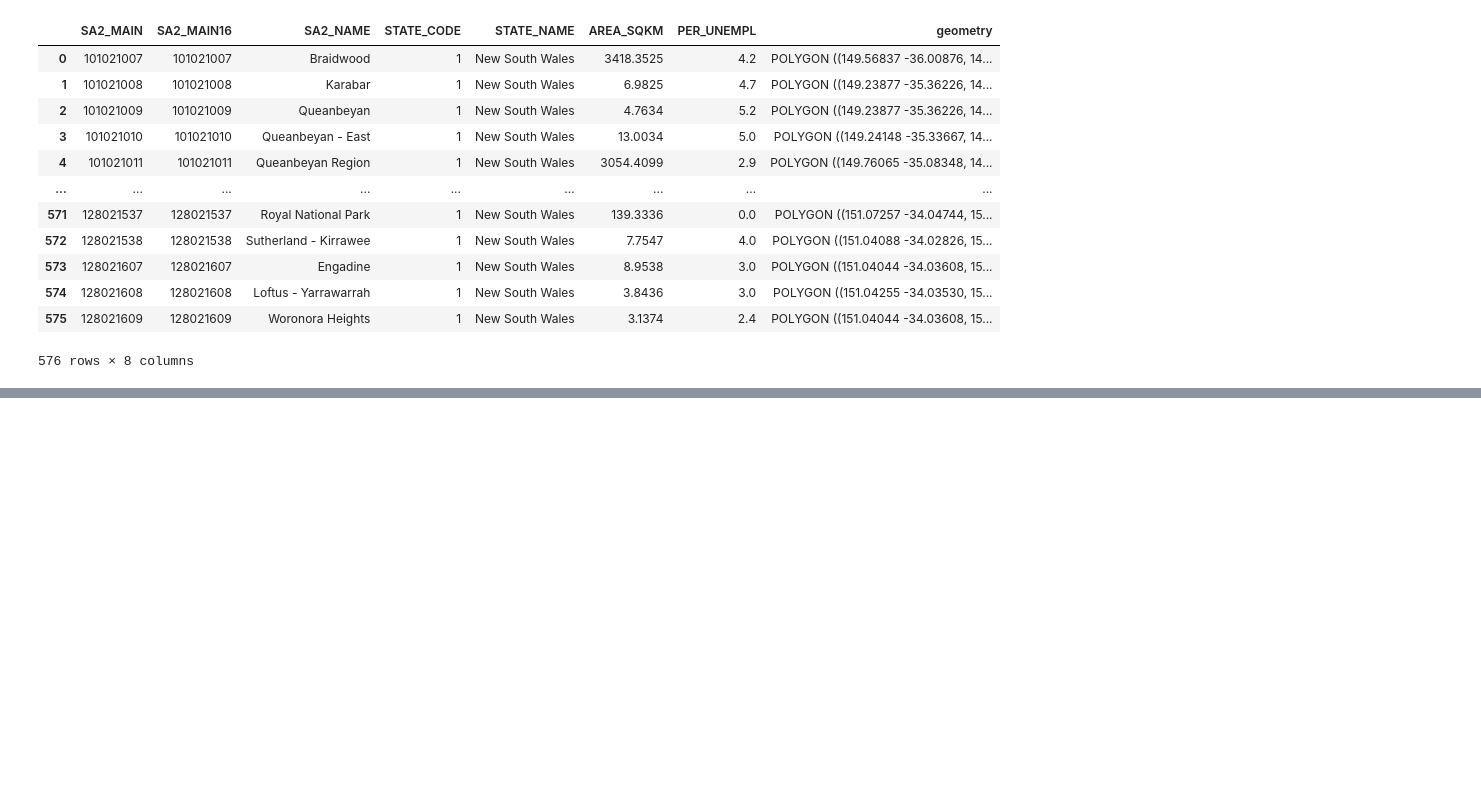
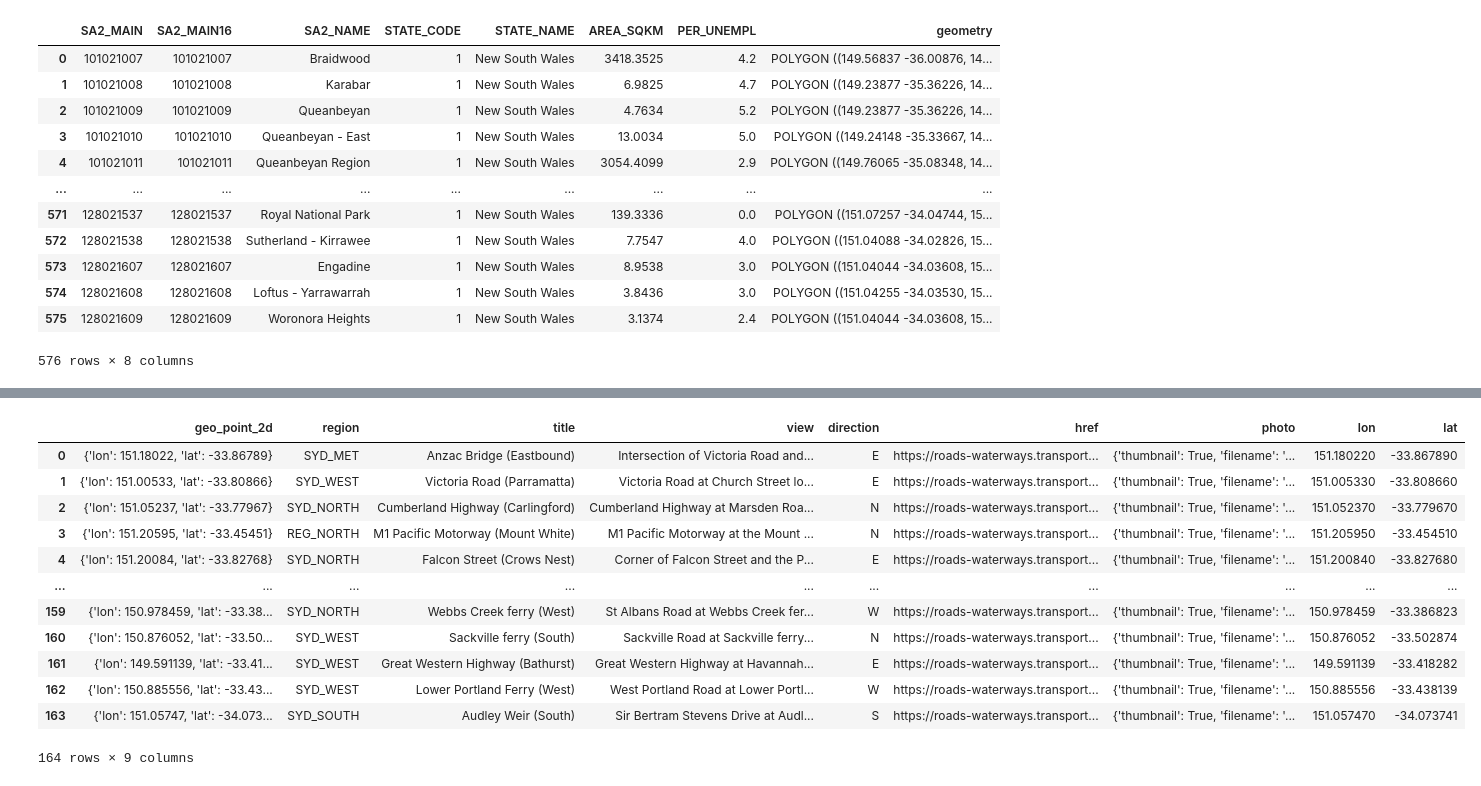
Before and after one commit to bsim8882/nicks-got-jokes, a Jupyter notebook: DATA2001 Assignment.ipynb, the cells around one changed output, grey strips where cells are left out. Drawn from its saved outputs; the diff is of its cells as text; code cells hidden in the pictures; blank space fills up the shorter version.

Commit message:
json df

```diff
--- a/DATA2001 Assignment.ipynb
+++ b/DATA2001 Assignment.ipynb
@@ -79,3 +80,8 @@ unemployment
 | 574 | 128021608 | 128021608 | Loftus - Yarrawarrah | 1 | New South Wales | 3.8436 | 3.0 | POLYGON ((151.04255 -34.03530, 15... |
 | 575 | 128021609 | 128021609 | Woronora Heights | 1 | New South Wales | 3.1374 | 2.4 | POLYGON ((151.04044 -34.03608, 15... |
 576 rows × 8 columns
+# %%
+with open("live-traffic-cameras.json") as f:
+    data = json.load(f)
+
+data
@@ -81,0 +106,23 @@ unemployment
+# %%
+df = pd.DataFrame(columns=["geo_point_2d", "region", "title", "view", "direction", "href", "photo"])
+
+for i in range(0, len(data)):
+    currentItem = data[i]
+    df.loc[i] = [data[i]["geo_point_2d"], data[i]["region"], data[i]["title"], data[i]["view"], data[i]["direction"], data[i]["href"], data[i]["photo"]]
+# %%
+df[['lon', 'lat']] = df["geo_point_2d"].apply(pd.Series)
+df
+# %% [output]
+|  | geo_point_2d | region | title | view | direction | href | photo | lon | lat |
+| 0 | {'lon': 151.18022, 'lat': -33.86789} | SYD_MET | Anzac Bridge (Eastbound) | Intersection of Victoria Road and... | E | https://roads-waterways.transport... | {'thumbnail': True, 'filename': '... | 151.180220 | -33.867890 |
+| 1 | {'lon': 151.00533, 'lat': -33.80866} | SYD_WEST | Victoria Road (Parramatta) | Victoria Road at Church Street lo... | E | https://roads-waterways.transport... | {'thumbnail': True, 'filename': '... | 151.005330 | -33.808660 |
+| 2 | {'lon': 151.05237, 'lat': -33.77967} | SYD_NORTH | Cumberland Highway (Carlingford) | Cumberland Highway at Marsden Roa... | N | https://roads-waterways.transport... | {'thumbnail': True, 'filename': '... | 151.052370 | -33.779670 |
+| 3 | {'lon': 151.20595, 'lat': -33.45451} | REG_NORTH | M1 Pacific Motorway (Mount White) | M1 Pacific Motorway at the Mount ... | N | https://roads-waterways.transport... | {'thumbnail': True, 'filename': '... | 151.205950 | -33.454510 |
+| 4 | {'lon': 151.20084, 'lat': -33.82768} | SYD_NORTH | Falcon Street (Crows Nest) | Corner of Falcon Street and the P... | E | https://roads-waterways.transport... | {'thumbnail': True, 'filename': '... | 151.200840 | -33.827680 |
+| ... | ... | ... | ... | ... | ... | ... | ... | ... | ... |
+| 159 | {'lon': 150.978459, 'lat': -33.38... | SYD_NORTH | Webbs Creek ferry (West) | St Albans Road at Webbs Creek fer... | W | https://roads-waterways.transport... | {'thumbnail': True, 'filename': '... | 150.978459 | -33.386823 |
+| 160 | {'lon': 150.876052, 'lat': -33.50... | SYD_WEST | Sackville ferry (South) | Sackville Road at Sackville ferry... | N | https://roads-waterways.transport... | {'thumbnail': True, 'filename': '... | 150.876052 | -33.502874 |
+| 161 | {'lon': 149.591139, 'lat': -33.41... | SYD_WEST | Great Western Highway (Bathurst) | Great Western Highway at Havannah... | E | https://roads-waterways.transport... | {'thumbnail': True, 'filename': '... | 149.591139 | -33.418282 |
+| 162 | {'lon': 150.885556, 'lat': -33.43... | SYD_WEST | Lower Portland Ferry (West) | West Portland Road at Lower Portl... | W | https://roads-waterways.transport... | {'thumbnail': True, 'filename': '... | 150.885556 | -33.438139 |
+| 163 | {'lon': 151.05747, 'lat': -34.073... | SYD_SOUTH | Audley Weir (South) | Sir Bertram Stevens Drive at Audl... | S | https://roads-waterways.transport... | {'thumbnail': True, 'filename': '... | 151.057470 | -34.073741 |
+164 rows × 9 columns
```
Also changed, not shown: parts of 2 cells of this notebook.
